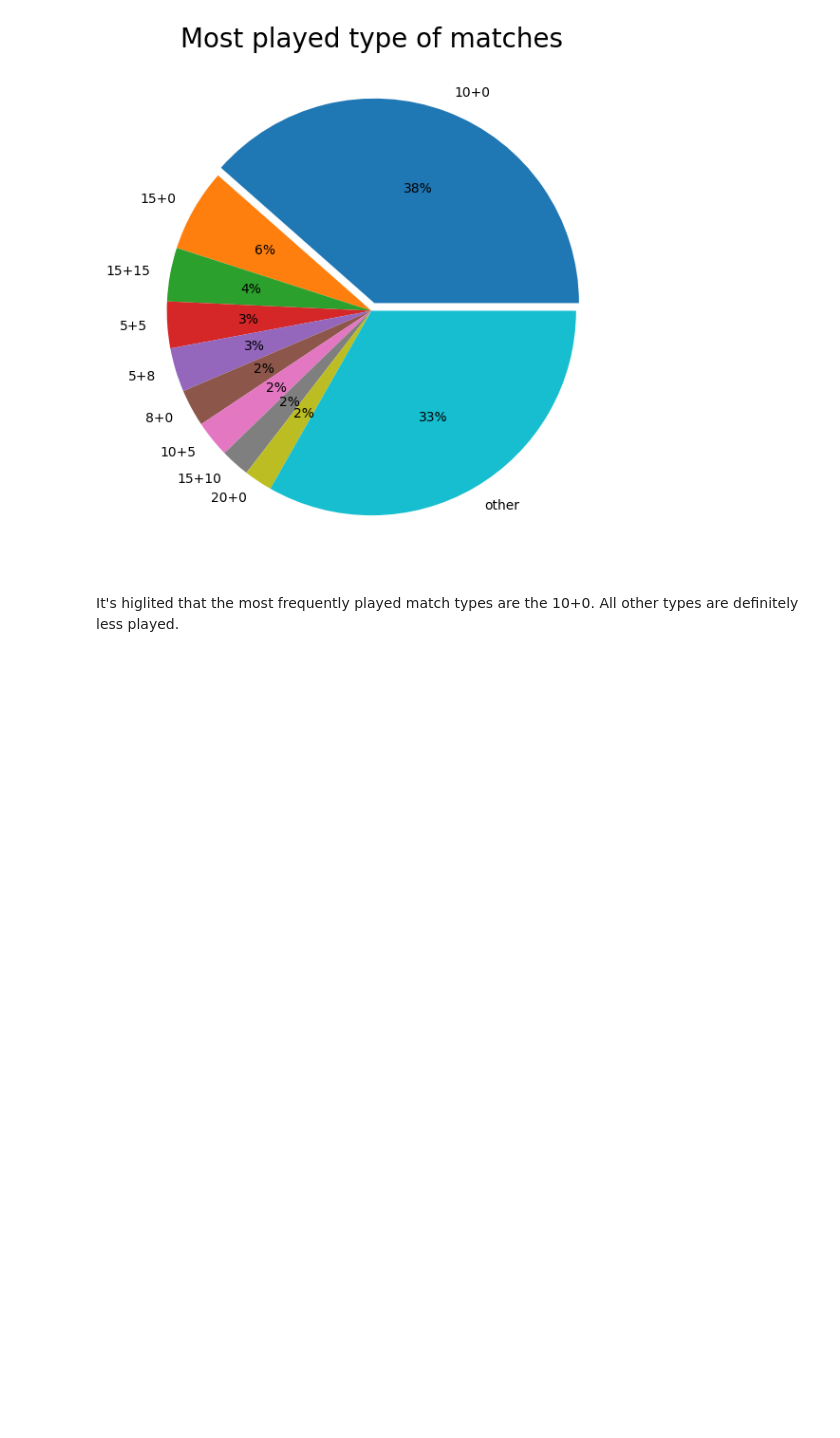
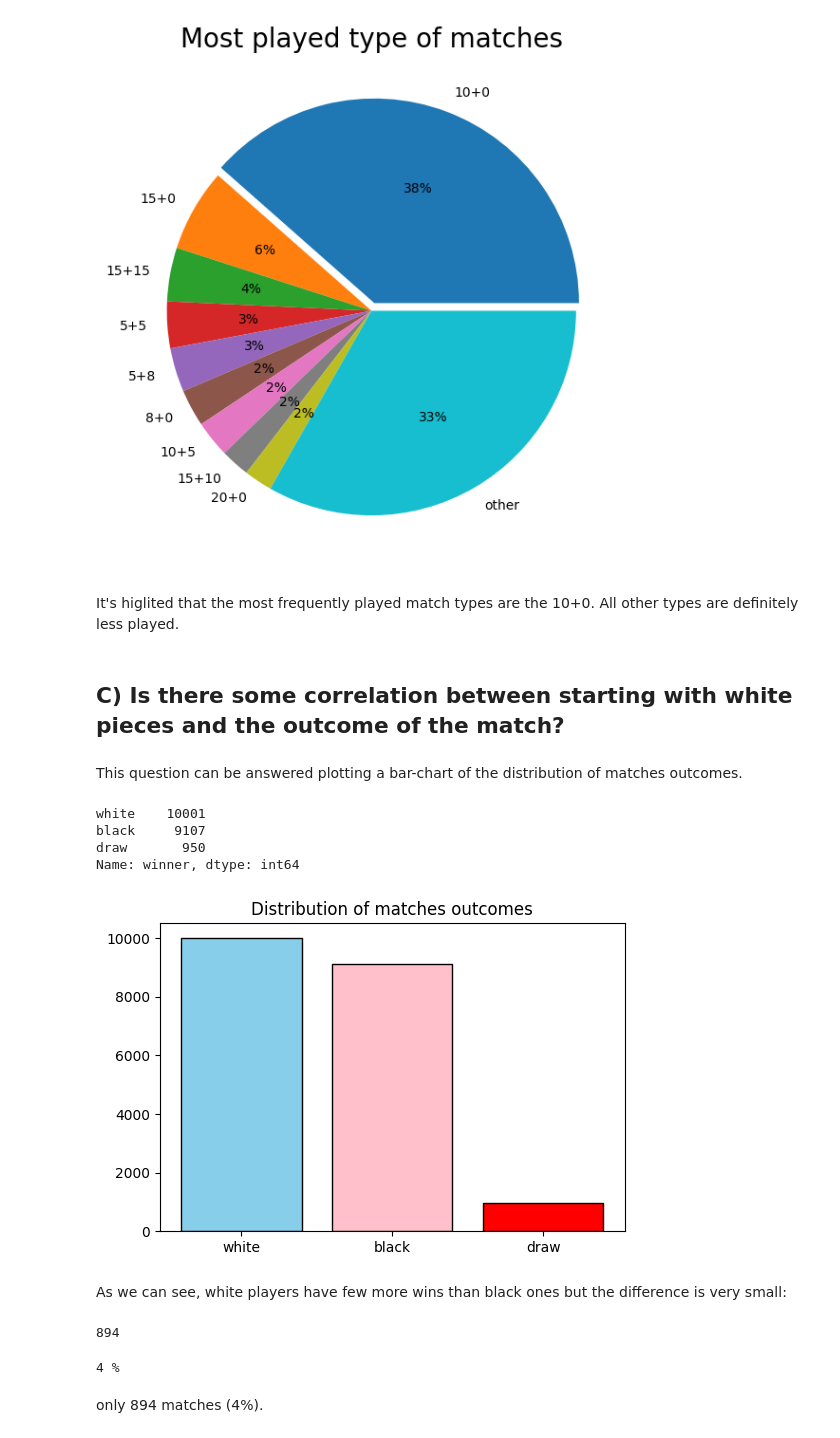
Before and after one commit to andreamurari/chess_project_off, a Jupyter notebook: chess_project_off.ipynb, the cells around one changed output. Drawn from its saved outputs; the diff is of its cells as text; code cells hidden in the pictures; blank space fills up the shorter version.

Commit message:
Added "using white pieces & win: correlation" chapter

```diff
--- a/chess_project_off.ipynb
+++ b/chess_project_off.ipynb
@@ -154,3 +154,37 @@ plt.show()
 [figure]
 # %% [markdown]
 It's higlited that the most frequently played match types are the 10+0. All other types are definitely less played.
+# %% [markdown]
+## **C) Is there some correlation between starting with white pieces and the outcome of the match?**
+# %% [markdown]
+This question can be answered plotting a bar-chart of the distribution of matches outcomes.
+# %%
+winner_df = chess_df['winner'].value_counts()
+winner_df
+# %% [output]
+white    10001
+black     9107
+draw       950
+Name: winner, dtype: int64
+# %%
+plt.figure(figsize=(6,4))
+plt.bar(winner_df.index, winner_df, color = ('skyblue', 'pink', 'red'), edgecolor = 'black')
+plt.title('Distribution of matches outcomes')
+
+plt.show()
+# %% [output]
+[figure, added]
+# %% [markdown]
+As we can see, white players have few more wins than black ones but the difference is very small:
+# %%
+difference = chess_df['winner'].value_counts()['white']-chess_df['winner'].value_counts()['black']
+difference
+# %% [output]
+894
+# %%
+difference_pct = int((chess_df['winner'].value_counts('pct')['white']-chess_df['winner'].value_counts('pct')['black'])*100)
+print(difference_pct, '%')
+# %% [output]
+4 %
+# %% [markdown]
+only 894 matches (4%).
```
